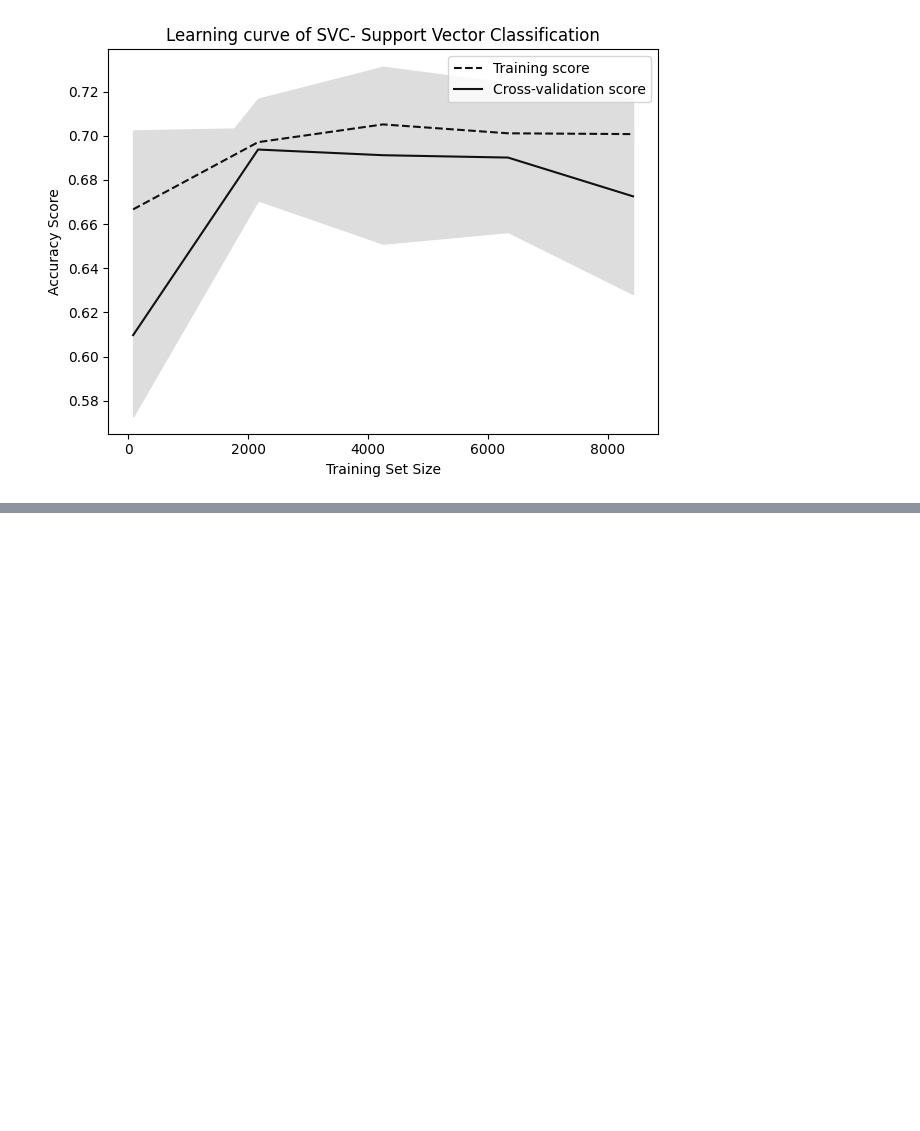
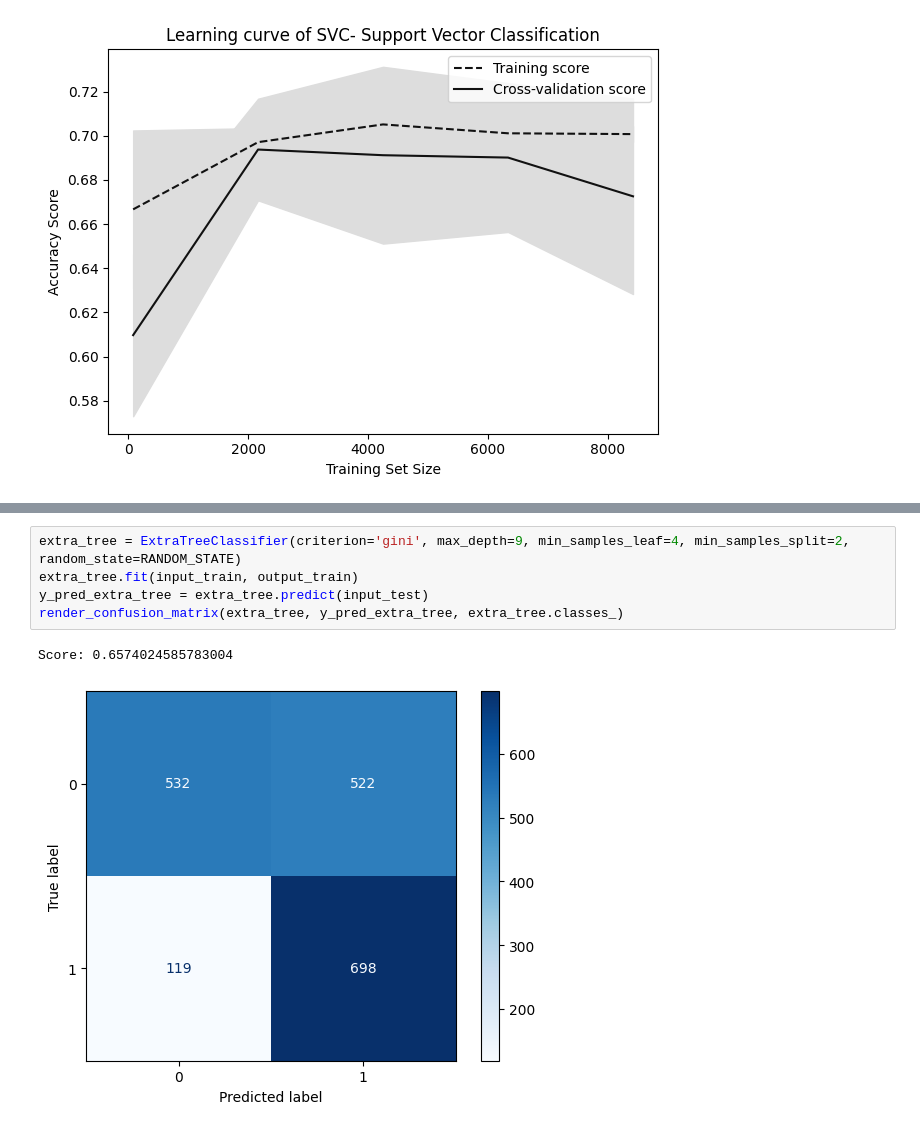
Before and after one commit to StrajnarFilip/UISU-projektna-naloga, a Jupyter notebook: naloga.ipynb, the cells around one changed output, grey strips where cells are left out. Cells and saved outputs as stored; diff of their text form; blank space fills up the shorter version.

Commit message:
Added NuSVC and ExtraTreeClassifier.

```diff
--- a/naloga.ipynb
+++ b/naloga.ipynb
@@ -302,0 +315,8 @@ render_learning_curve(svc, "Learning curve of SVC- Support Vector Classification
+# %%
+extra_tree = ExtraTreeClassifier(criterion='gini', max_depth=9, min_samples_leaf=4, min_samples_split=2, random_state=RANDOM_STATE)
+extra_tree.fit(input_train, output_train)
+y_pred_extra_tree = extra_tree.predict(input_test)
+render_confusion_matrix(extra_tree, y_pred_extra_tree, extra_tree.classes_)
+# %% [output]
+Score: 0.6574024585783004
+[figure, added]
```
Also changed, not shown: parts of 4 cells of this notebook.
